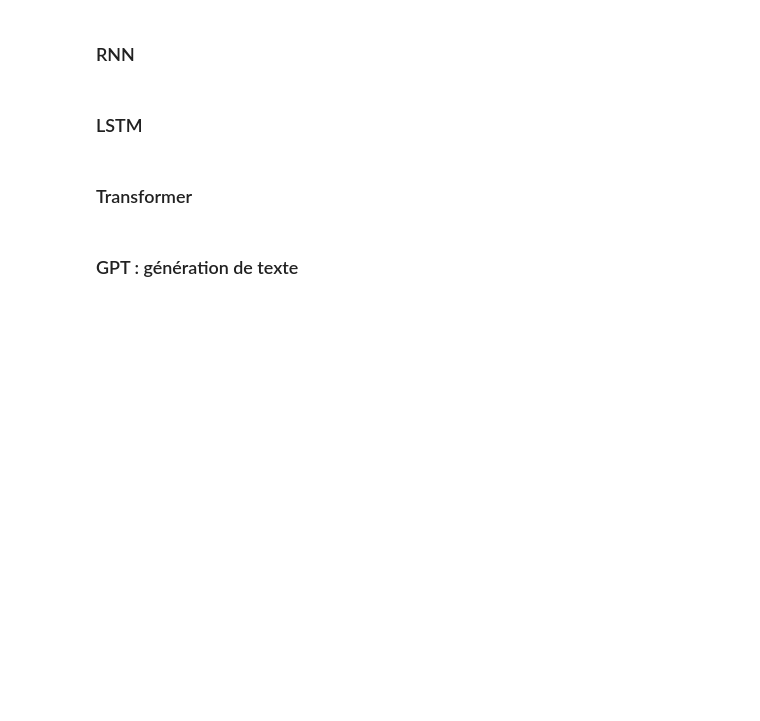
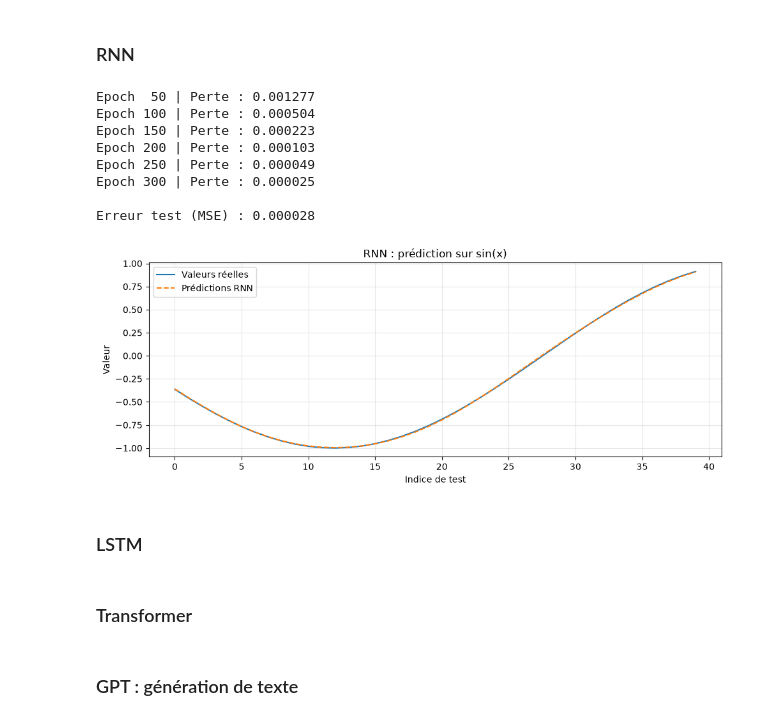
Before and after one commit to Seemo0/IAGEN-Activit-Pratique-N4-Transformer-Arch, a Jupyter notebook: notebooks/modeles_sequence_et_langage.ipynb, the cells around one changed output. Cells and saved outputs as stored; diff of their text form; code cells hidden in the pictures; blank space fills up the shorter version.

```diff
--- a/notebooks/modeles_sequence_et_langage.ipynb
+++ b/notebooks/modeles_sequence_et_langage.ipynb
@@ -31,5 +66,63 @@ print(f"PyTorch: {torch.__version__} | Device: {device}")
 # %% [markdown]
 ### RNN
+# %%
+class SimpleRNN(nn.Module):
+    def __init__(self):
+        super().__init__()
+        self.rnn = nn.RNN(input_size=1, hidden_size=16, batch_first=True)
+        self.fc = nn.Linear(16, 1)
+
+    def forward(self, x):
+        etats, _ = self.rnn(x)
+        dernier_etat = etats[:, -1, :]
+        return self.fc(dernier_etat)
+
+
+modele_rnn = SimpleRNN().to(device)
+critere = nn.MSELoss()
+optimiseur = torch.optim.Adam(modele_rnn.parameters(), lr=0.01)
+
+# Entraînement
+modele_rnn.train()
+for epoch in range(300):
+    predictions = modele_rnn(X_train)
+    perte = critere(predictions, y_train)
+
+    optimiseur.zero_grad()
+    perte.backward()
+    optimiseur.step()
+
+    if (epoch + 1) % 50 == 0:
+        print(f"Epoch {epoch + 1:3d} | Perte : {perte.item():.6f}")
+
+# Évaluation sur le test
+modele_rnn.eval()
+with torch.no_grad():
+    pred_rnn = modele_rnn(X_test)
+    erreur_test = critere(pred_rnn, y_test)
+
+print(f"\nErreur test (MSE) : {erreur_test.item():.6f}")
+
+plt.figure(figsize=(10, 4))
+plt.plot(y_test.cpu().numpy(), label="Valeurs réelles")
+plt.plot(pred_rnn.cpu().numpy(), label="Prédictions RNN", linestyle="--")
+plt.title("RNN : prédiction sur sin(x)")
+plt.xlabel("Indice de test")
+plt.ylabel("Valeur")
+plt.legend()
+plt.grid(True, alpha=0.3)
+plt.tight_layout()
+plt.show()
+# %% [output]
+Epoch  50 | Perte : 0.001277
+Epoch 100 | Perte : 0.000504
+Epoch 150 | Perte : 0.000223
+Epoch 200 | Perte : 0.000103
+Epoch 250 | Perte : 0.000049
+Epoch 300 | Perte : 0.000025
+
+Erreur test (MSE) : 0.000028
+[figure, added]
 # %% [markdown]
 ### LSTM
 # %% [markdown]
```
Also changed, not shown: parts of 2 cells of this notebook, 1 other file.
